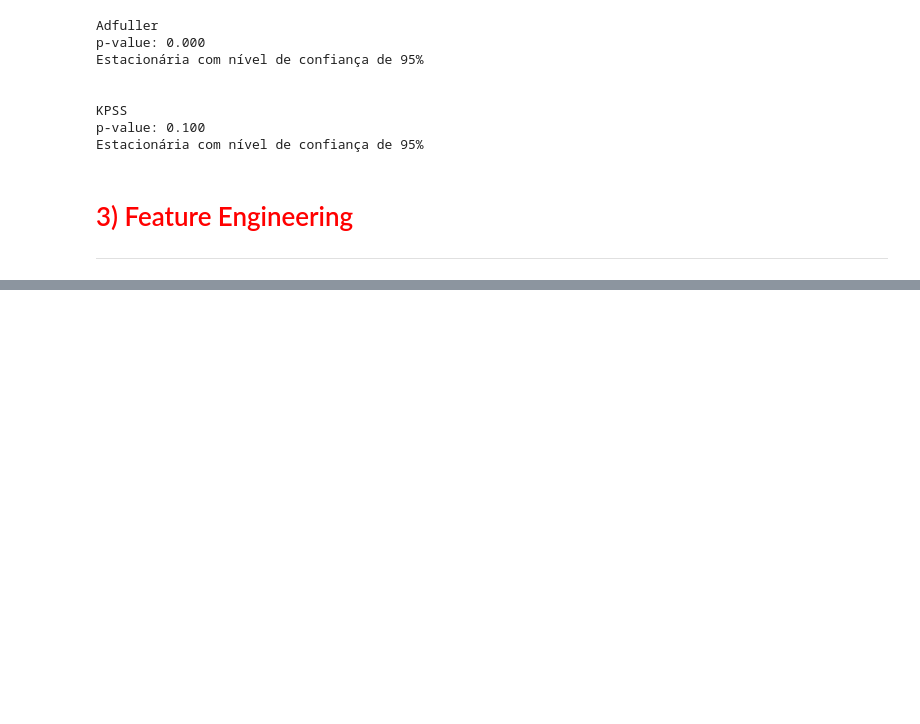
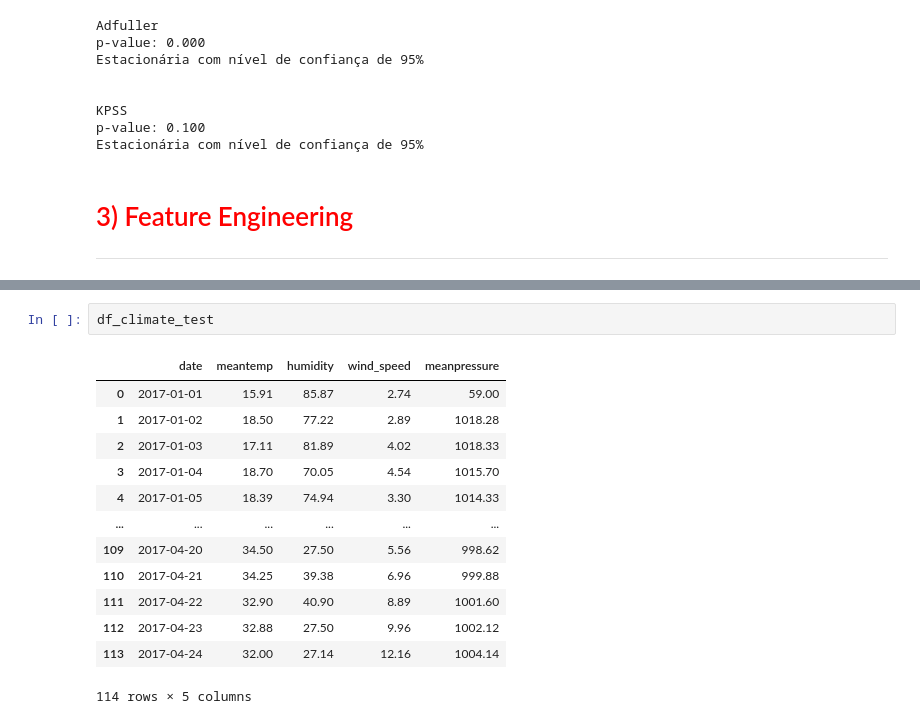
Before and after one commit to leonardovargas10/Modelo_Forecasting_Temperature-, a Jupyter notebook: Modelo_Forecasting.ipynb, the cells around one changed output, grey strips where cells are left out. Saved outputs shown, nothing was run; the diff lists cells and outputs as text; blank space fills up the shorter version.

```diff
--- a/Modelo_Forecasting.ipynb
+++ b/Modelo_Forecasting.ipynb
@@ -520,0 +537,16 @@ Estacionária com nível de confiança de 95%
+# %%
+df_climate_test
+# %% [output]
+|  | date | meantemp | humidity | wind_speed | meanpressure |
+| 0 | 2017-01-01 | 15.91 | 85.87 | 2.74 | 59.00 |
+| 1 | 2017-01-02 | 18.50 | 77.22 | 2.89 | 1018.28 |
+| 2 | 2017-01-03 | 17.11 | 81.89 | 4.02 | 1018.33 |
+| 3 | 2017-01-04 | 18.70 | 70.05 | 4.54 | 1015.70 |
+| 4 | 2017-01-05 | 18.39 | 74.94 | 3.30 | 1014.33 |
+| ... | ... | ... | ... | ... | ... |
+| 109 | 2017-04-20 | 34.50 | 27.50 | 5.56 | 998.62 |
+| 110 | 2017-04-21 | 34.25 | 39.38 | 6.96 | 999.88 |
+| 111 | 2017-04-22 | 32.90 | 40.90 | 8.89 | 1001.60 |
+| 112 | 2017-04-23 | 32.88 | 27.50 | 9.96 | 1002.12 |
+| 113 | 2017-04-24 | 32.00 | 27.14 | 12.16 | 1004.14 |
+114 rows × 5 columns
```
Also changed, not shown: parts of 6 cells of this notebook.
